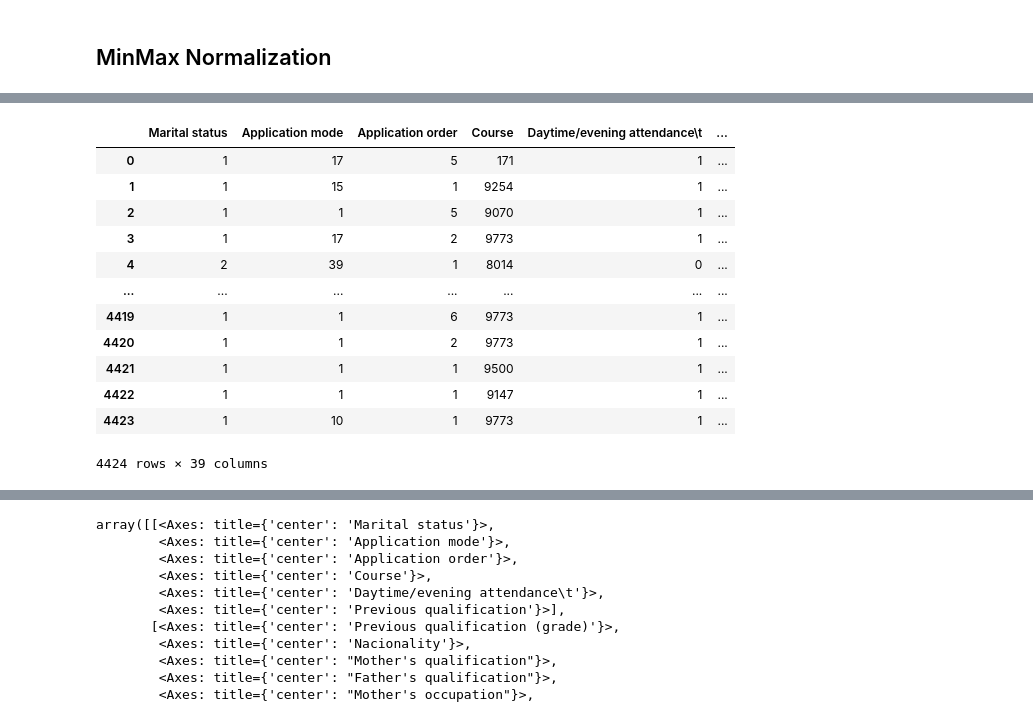
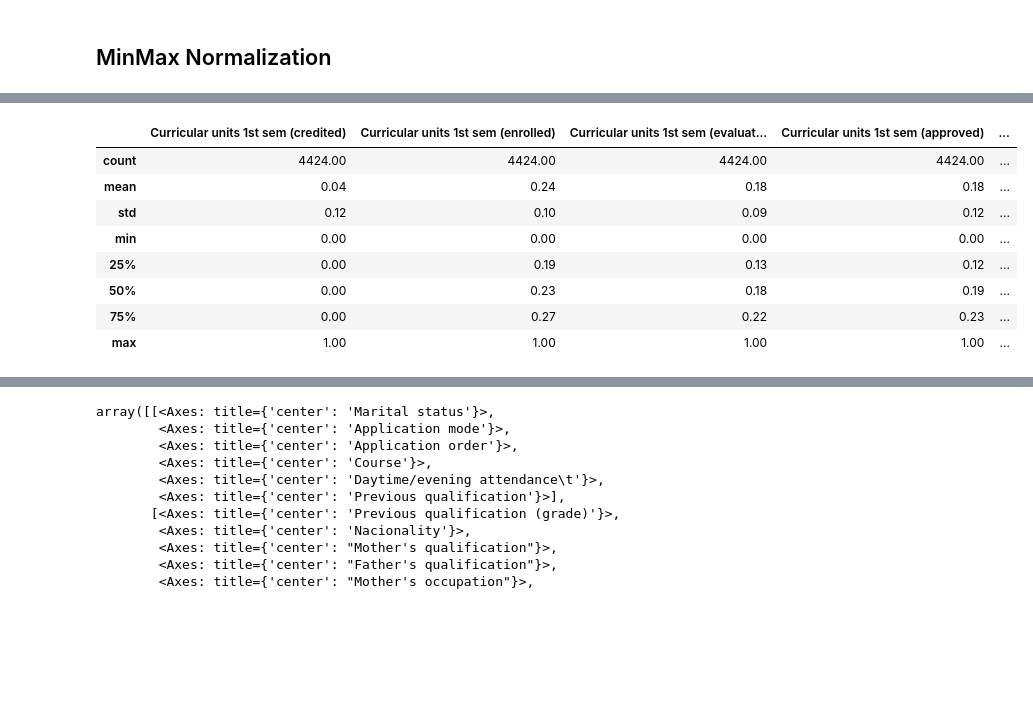
Before and after one commit to tcl002/CSE151AProject, a Jupyter notebook: StudentDropout.ipynb, the cells around one changed output, grey strips where cells are left out. Saved outputs shown, nothing was run; the diff lists cells and outputs as text; code cells hidden in the pictures; blank space fills up the shorter version.

```diff
--- a/StudentDropout.ipynb
+++ b/StudentDropout.ipynb
@@ -144,18 +142,14 @@ prepro_df[numerical].describe().round(2)
 # %%
 scaler = MinMaxScaler()
 prepro_df[numerical] = pd.DataFrame(scaler.fit_transform(prepro_df[numerical]), columns = numerical)
-prepro_df
+prepro_df[numerical].describe().round(2)
 # %% [output]
-|  | Marital status | Application mode | Application order | Course | Daytime/evening attendance\t | ... |
-| 0 | 1 | 17 | 5 | 171 | 1 | ... |
-| 1 | 1 | 15 | 1 | 9254 | 1 | ... |
-| 2 | 1 | 1 | 5 | 9070 | 1 | ... |
-| 3 | 1 | 17 | 2 | 9773 | 1 | ... |
-| 4 | 2 | 39 | 1 | 8014 | 0 | ... |
-| ... | ... | ... | ... | ... | ... | ... |
-| 4419 | 1 | 1 | 6 | 9773 | 1 | ... |
-| 4420 | 1 | 1 | 2 | 9773 | 1 | ... |
-| 4421 | 1 | 1 | 1 | 9500 | 1 | ... |
-| 4422 | 1 | 1 | 1 | 9147 | 1 | ... |
-| 4423 | 1 | 10 | 1 | 9773 | 1 | ... |
+|  | Curricular units 1st sem (credited) | Curricular units 1st sem (enrolled) | Curricular units 1st sem (evaluat... | Curricular units 1st sem (approved) | ... |
+| count | 4424.00 | 4424.00 | 4424.00 | 4424.00 | ... |
+| mean | 0.04 | 0.24 | 0.18 | 0.18 | ... |
+| std | 0.12 | 0.10 | 0.09 | 0.12 | ... |
+| min | 0.00 | 0.00 | 0.00 | 0.00 | ... |
+| 25% | 0.00 | 0.19 | 0.13 | 0.12 | ... |
+| 50% | 0.00 | 0.23 | 0.18 | 0.19 | ... |
+| 75% | 0.00 | 0.27 | 0.22 | 0.23 | ... |
+| max | 1.00 | 1.00 | 1.00 | 1.00 | ... |
-4424 rows × 39 columns
```
Also changed, not shown: parts of 62 cells of this notebook.
